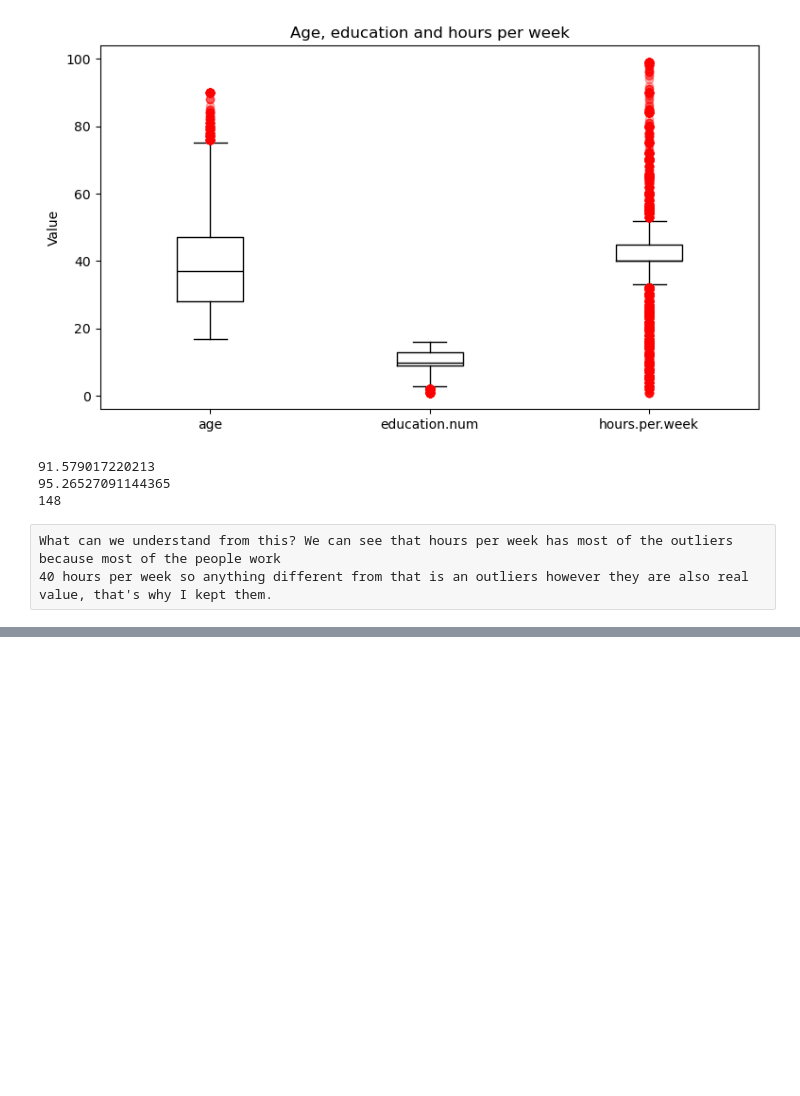
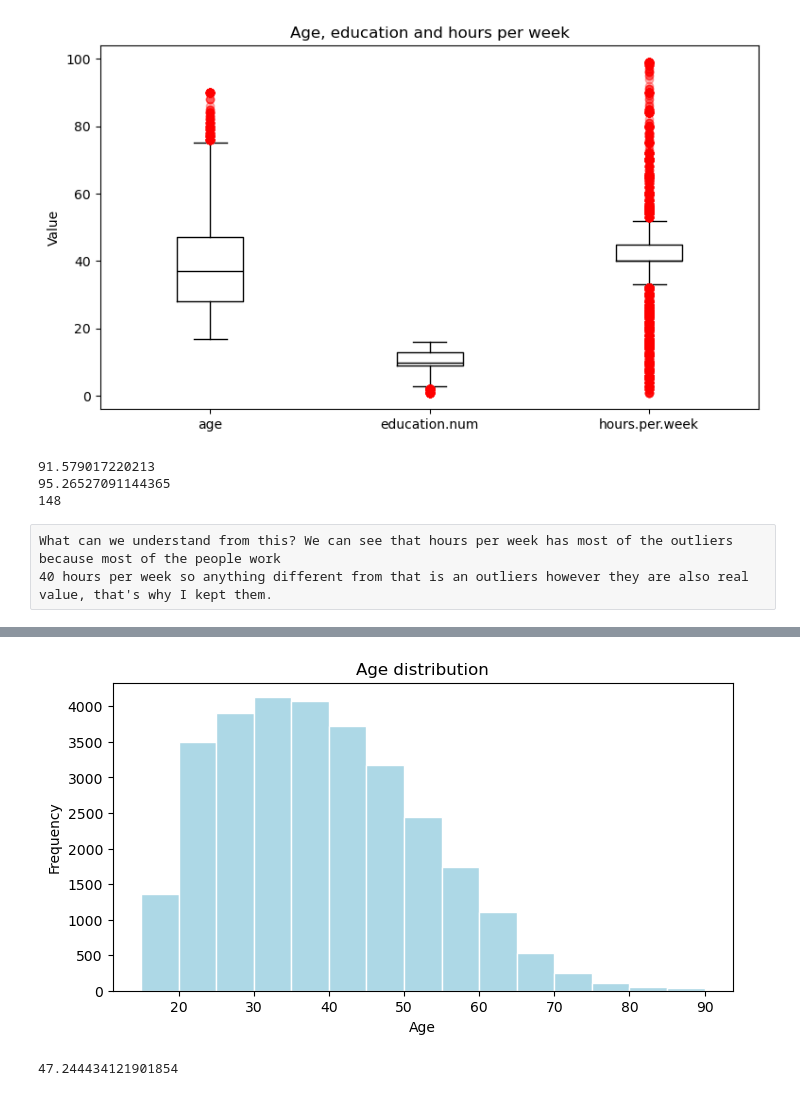
Before and after one commit to henr1quemorais/data-exploration-and-preparation-ca1, a Jupyter notebook: Adult Census Income.ipynb, the cells around one changed output, grey strips where cells are left out. Saved outputs shown, nothing was run; the diff lists cells and outputs as text; code cells hidden in the pictures; blank space fills up the shorter version.

```diff
--- a/Adult Census Income.ipynb
+++ b/Adult Census Income.ipynb
@@ -223,0 +250,11 @@ What can we understand from this? We can see that hours per week has most of the
+# %%
+census["age"].plot(kind="hist", bins=range(15, 95, 5), color="lightblue", edgecolor="white", figsize=(8, 4))
+plt.title("Age distribution")
+plt.xlabel("Age")
+plt.show()
+# %% [output]
+[figure, added]
+# %%
+(census["hours.per.week"] == 40).sum() / len(census) * 100 #percentage of workers working 40h per week
+# %% [output]
+47.244434121901854
```
Also changed, not shown: parts of 7 cells of this notebook.
